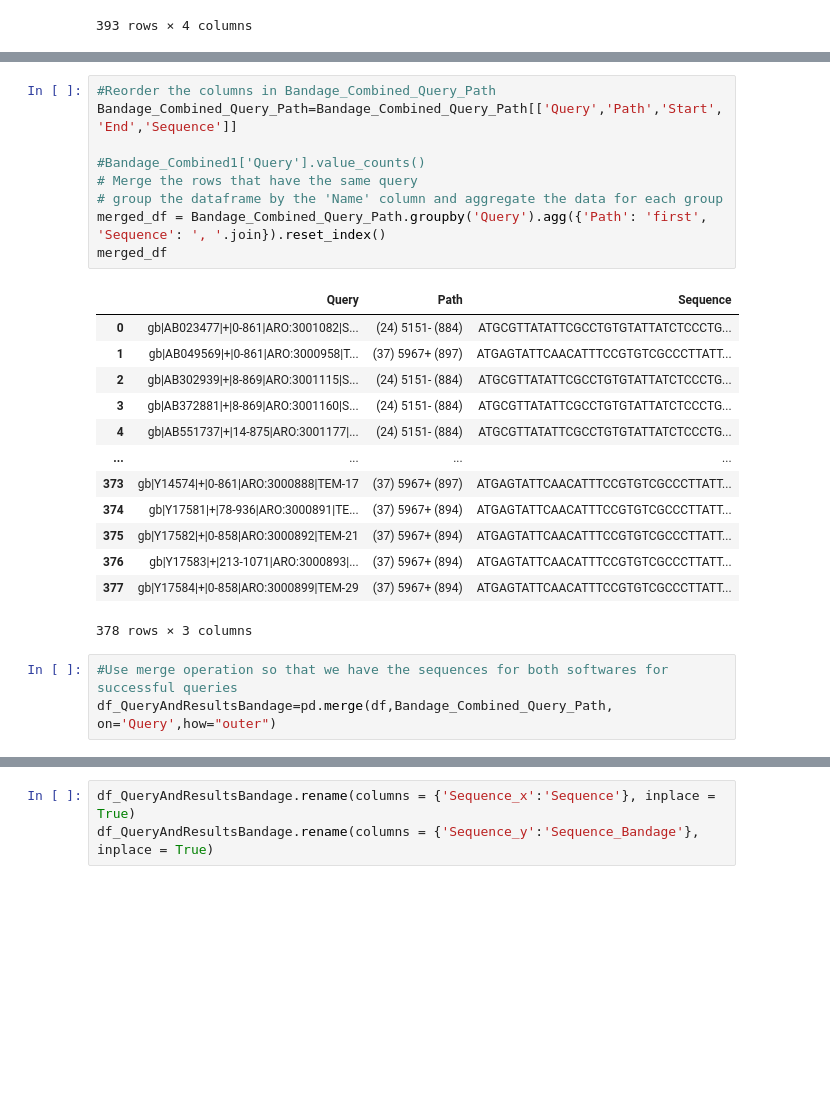
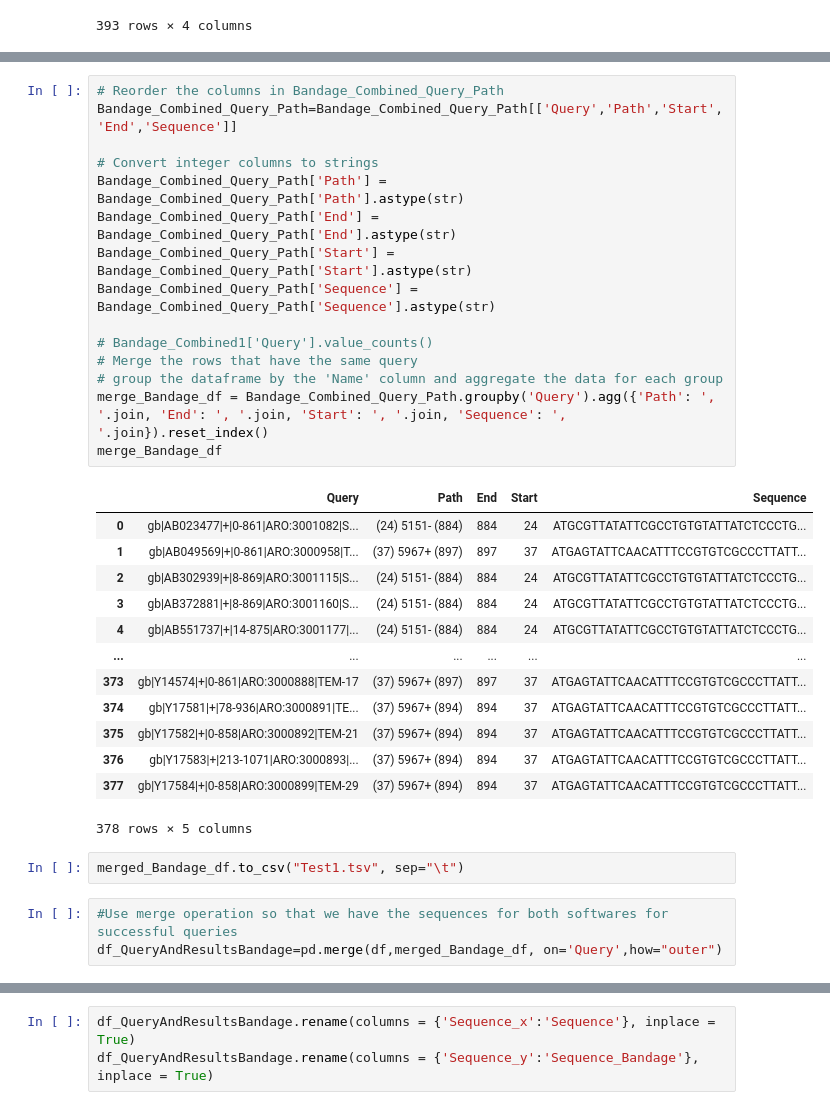
Before and after one commit to Yusreen/Thesis, a Jupyter notebook: Results and findings/CompareQueryAndResults.ipynb, the cells around one changed output, grey strips where cells are left out. Drawn from its saved outputs; the diff is of its cells as text; blank space fills up the shorter version.

Commit message:
Script added to read and compile results from Bandage.

```diff
--- a/Results and findings/CompareQueryAndResults.ipynb
+++ b/Results and findings/CompareQueryAndResults.ipynb
@@ -123,31 +123,39 @@ See the caveats in the documentation: https://pandas.pydata.org/pandas-docs/stab
 | 392 | (1620) 3493- (2786) | gb|U00096|-|2098446-2099613|ARO:3... | ATGAAAATCACCATTTCCGGTACTGGCTATGTC... | 1620 | 2786 |
 393 rows × 5 columns
 # %%
-#Reorder the columns in Bandage_Combined_Query_Path
+# Reorder the columns in Bandage_Combined_Query_Path
 Bandage_Combined_Query_Path=Bandage_Combined_Query_Path[['Query','Path','Start','End','Sequence']]
 
-#Bandage_Combined1['Query'].value_counts()
+# Convert integer columns to strings
+Bandage_Combined_Query_Path['Path'] = Bandage_Combined_Query_Path['Path'].astype(str)
+Bandage_Combined_Query_Path['End'] = Bandage_Combined_Query_Path['End'].astype(str)
+Bandage_Combined_Query_Path['Start'] = Bandage_Combined_Query_Path['Start'].astype(str)
+Bandage_Combined_Query_Path['Sequence'] = Bandage_Combined_Query_Path['Sequence'].astype(str)
+
+# Bandage_Combined1['Query'].value_counts()
 # Merge the rows that have the same query
 # group the dataframe by the 'Name' column and aggregate the data for each group
-merged_df = Bandage_Combined_Query_Path.groupby('Query').agg({'Path': 'first', 'Sequence': ', '.join}).reset_index()
-merged_df
+merge_Bandage_df = Bandage_Combined_Query_Path.groupby('Query').agg({'Path': ', '.join, 'End': ', '.join, 'Start': ', '.join, 'Sequence': ', '.join}).reset_index()
+merge_Bandage_df
 # %% [output]
-|  | Query | Path | Sequence |
-| 0 | gb|AB023477|+|0-861|ARO:3001082|S... | (24) 5151- (884) | ATGCGTTATATTCGCCTGTGTATTATCTCCCTG... |
-| 1 | gb|AB049569|+|0-861|ARO:3000958|T... | (37) 5967+ (897) | ATGAGTATTCAACATTTCCGTGTCGCCCTTATT... |
-| 2 | gb|AB302939|+|8-869|ARO:3001115|S... | (24) 5151- (884) | ATGCGTTATATTCGCCTGTGTATTATCTCCCTG... |
-| 3 | gb|AB372881|+|8-869|ARO:3001160|S... | (24) 5151- (884) | ATGCGTTATATTCGCCTGTGTATTATCTCCCTG... |
-| 4 | gb|AB551737|+|14-875|ARO:3001177|... | (24) 5151- (884) | ATGCGTTATATTCGCCTGTGTATTATCTCCCTG... |
-| ... | ... | ... | ... |
-| 373 | gb|Y14574|+|0-861|ARO:3000888|TEM-17 | (37) 5967+ (897) | ATGAGTATTCAACATTTCCGTGTCGCCCTTATT... |
-| 374 | gb|Y17581|+|78-936|ARO:3000891|TE... | (37) 5967+ (894) | ATGAGTATTCAACATTTCCGTGTCGCCCTTATT... |
-| 375 | gb|Y17582|+|0-858|ARO:3000892|TEM-21 | (37) 5967+ (894) | ATGAGTATTCAACATTTCCGTGTCGCCCTTATT... |
-| 376 | gb|Y17583|+|213-1071|ARO:3000893|... | (37) 5967+ (894) | ATGAGTATTCAACATTTCCGTGTCGCCCTTATT... |
-| 377 | gb|Y17584|+|0-858|ARO:3000899|TEM-29 | (37) 5967+ (894) | ATGAGTATTCAACATTTCCGTGTCGCCCTTATT... |
+|  | Query | Path | End | Start | Sequence |
+| 0 | gb|AB023477|+|0-861|ARO:3001082|S... | (24) 5151- (884) | 884 | 24 | ATGCGTTATATTCGCCTGTGTATTATCTCCCTG... |
+| 1 | gb|AB049569|+|0-861|ARO:3000958|T... | (37) 5967+ (897) | 897 | 37 | ATGAGTATTCAACATTTCCGTGTCGCCCTTATT... |
+| 2 | gb|AB302939|+|8-869|ARO:3001115|S... | (24) 5151- (884) | 884 | 24 | ATGCGTTATATTCGCCTGTGTATTATCTCCCTG... |
+| 3 | gb|AB372881|+|8-869|ARO:3001160|S... | (24) 5151- (884) | 884 | 24 | ATGCGTTATATTCGCCTGTGTATTATCTCCCTG... |
+| 4 | gb|AB551737|+|14-875|ARO:3001177|... | (24) 5151- (884) | 884 | 24 | ATGCGTTATATTCGCCTGTGTATTATCTCCCTG... |
+| ... | ... | ... | ... | ... | ... |
+| 373 | gb|Y14574|+|0-861|ARO:3000888|TEM-17 | (37) 5967+ (897) | 897 | 37 | ATGAGTATTCAACATTTCCGTGTCGCCCTTATT... |
+| 374 | gb|Y17581|+|78-936|ARO:3000891|TE... | (37) 5967+ (894) | 894 | 37 | ATGAGTATTCAACATTTCCGTGTCGCCCTTATT... |
+| 375 | gb|Y17582|+|0-858|ARO:3000892|TEM-21 | (37) 5967+ (894) | 894 | 37 | ATGAGTATTCAACATTTCCGTGTCGCCCTTATT... |
+| 376 | gb|Y17583|+|213-1071|ARO:3000893|... | (37) 5967+ (894) | 894 | 37 | ATGAGTATTCAACATTTCCGTGTCGCCCTTATT... |
+| 377 | gb|Y17584|+|0-858|ARO:3000899|TEM-29 | (37) 5967+ (894) | 894 | 37 | ATGAGTATTCAACATTTCCGTGTCGCCCTTATT... |
-378 rows × 3 columns
+378 rows × 5 columns
+# %%
+merged_Bandage_df.to_csv("Test1.tsv", sep="\t")
 # %%
 #Use merge operation so that we have the sequences for both softwares for successful queries
-df_QueryAndResultsBandage=pd.merge(df,Bandage_Combined_Query_Path, on='Query',how="outer")
+df_QueryAndResultsBandage=pd.merge(df,merged_Bandage_df, on='Query',how="outer")
 # %%
 df_QueryAndResultsBandage
 # %% [output]
```
Also changed, not shown: parts of 12 cells of this notebook, 1 other file.
